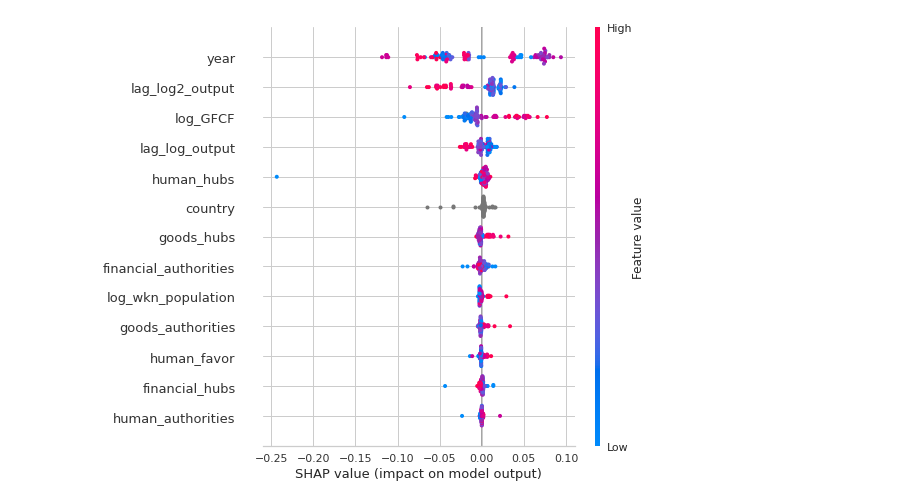
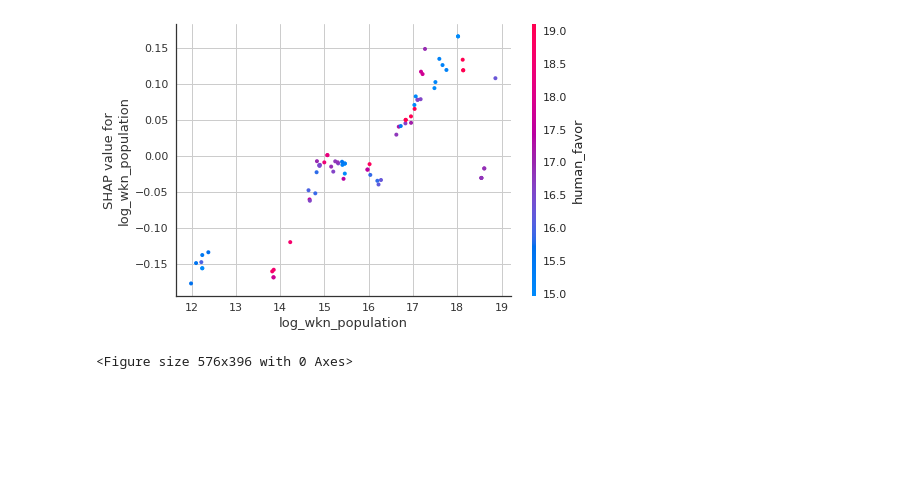
Before and after one commit to jaimeoliver1/social_capital_in_trade_networks, a Jupyter notebook: notebooks/01_02_non_linear_regression_models.ipynb, the cells around one changed output. Drawn from its saved outputs; the diff is of its cells as text; code cells hidden in the pictures; blank space fills up the shorter version.

Commit message:
Pushed from Domino: https://domino.clarity.ai/u/jaime_oliver/social_capital/runs/61cc1c053c81835e319aff10

```diff
--- a/notebooks/01_02_non_linear_regression_models.ipynb
+++ b/notebooks/01_02_non_linear_regression_models.ipynb
@@ -49,7 +49,7 @@ all_centralities.remove('goods_favor')
 all_centralities.remove('financial_favor')
 
 controls = ['log_GFCF', 'log_wkn_population', 'year', 'country']
-x_labels = all_centralities +  controls
+x_labels = controls + all_centralities
 y_label = 'log_gdp'
 # %%
 # Split
@@ -152,5 +160,5 @@ visualizer.show(outpath=save_to)
 # %%
-n_points = 100
+n_points = 75
 X_set = X_test.sample(n_points)
 
 X_set = shap.sample(X_test, n_points)
@@ -273,20 +182,9 @@ visualizer.show()
 # %%
-n_points = 100
-
-X_set = shap.sample(X_test, n_points)
-
-def model_predict(data_asarray):
-    data_asframe =  pd.DataFrame(data_asarray, columns=X_test.columns)
-    return model.best_estimator_.predict(data_asframe)
-
-explainer = shap.KernelExplainer(model_predict, data=X_set.values, feature_names = x_labels, algorithm = 'auto')
-shap_values = explainer.shap_values(X_set)
-
-shap.summary_plot(shap_values, X_set, show=False)
-
-save_to = os.path.join(Path(os.getcwd()).parent.resolve(), 'reports', 'figures', f'shap_values_time_series.png')
+shap.dependence_plot("log_wkn_population", shap_values, X_set, interaction_index='human_favor')
+save_to = os.path.join(Path(os.getcwd()).parent.resolve(), 'reports', 'figures', f'shap_interaction_capital.png')
 plt.tight_layout()
 plt.savefig(save_to)
 plt.show()
 # %% [output]
-[figure, old version]
+[figure, new version]
+<Figure size 576x396 with 0 Axes>
```
Also changed, not shown: parts of 16 cells of this notebook, 10 other files.
